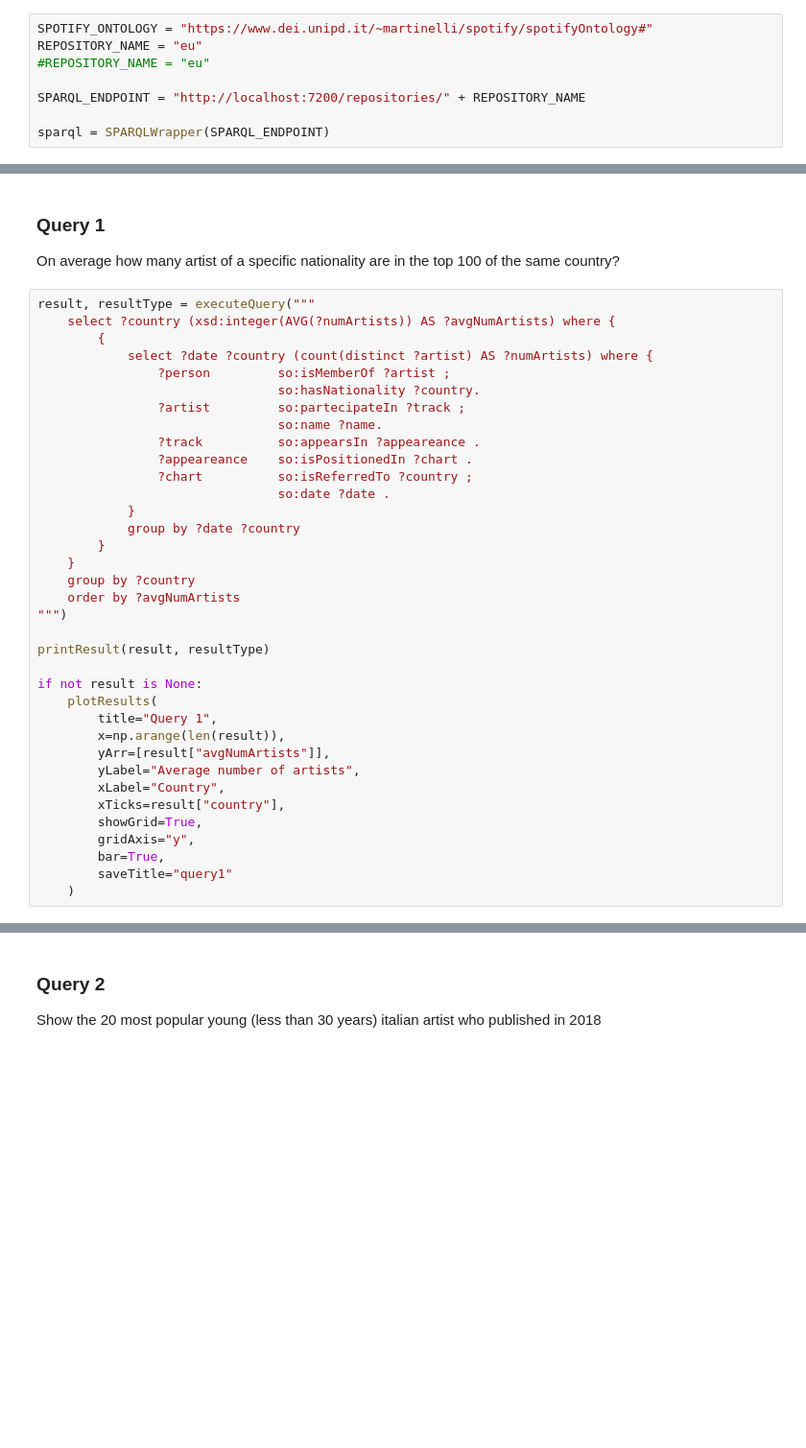
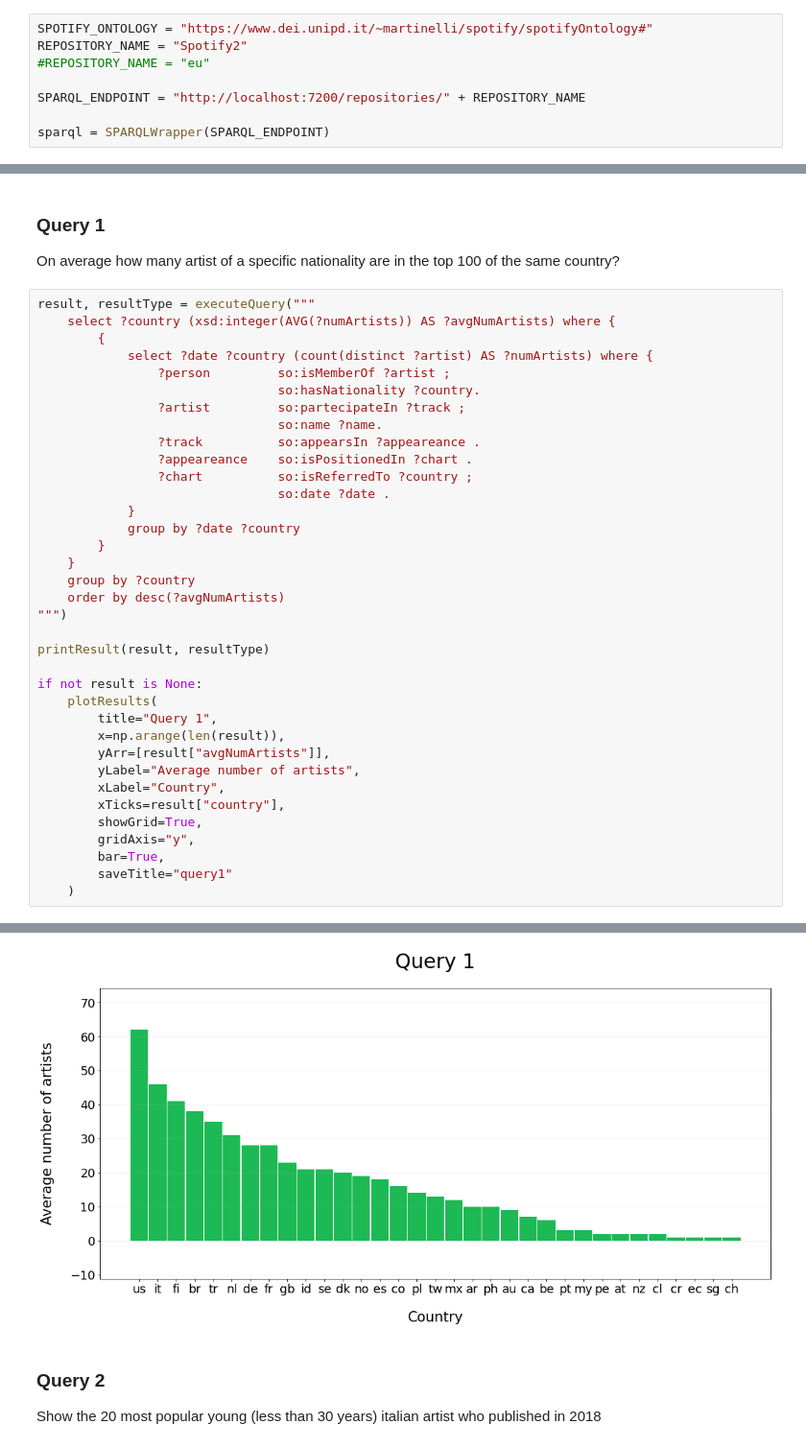
Before and after one commit to luca-martinelli-09/spotify-lod, a Jupyter notebook: spotifyGraphQueries.ipynb, the cells around one changed output, grey strips where cells are left out. Shown at 96% size. Saved outputs shown, nothing was run; the diff lists cells and outputs as text; blank space fills up the shorter version.

```diff
--- a/spotifyGraphQueries.ipynb
+++ b/spotifyGraphQueries.ipynb
@@ -18,7 +18,7 @@ from SPARQLWrapper import SPARQLWrapper, JSON
 from IPython.display import display
 # %%
 SPOTIFY_ONTOLOGY = "https://www.dei.unipd.it/~martinelli/spotify/spotifyOntology#"
-REPOSITORY_NAME = "eu"
+REPOSITORY_NAME = "Spotify2"
 #REPOSITORY_NAME = "eu"
 
 SPARQL_ENDPOINT = "http://localhost:7200/repositories/" + REPOSITORY_NAME
@@ -214,7 +214,7 @@ result, resultType = executeQuery("""
 		}
 	}
 	group by ?country
-	order by ?avgNumArtists
+	order by desc(?avgNumArtists)
 """)
 
 printResult(result, resultType)
@@ -232,3 +232,4 @@ if not result is None:
 		bar=True,
 		saveTitle="query1"
 	)
+# %% [output]
@@ -235,3 +254,4 @@ if not result is None:
+[figure, added]
 # %% [markdown]
 ### Query 2
 Show the 20 most popular young (less than 30 years) italian artist who published in 2018
```
Also changed, not shown: parts of 14 cells of this notebook.
